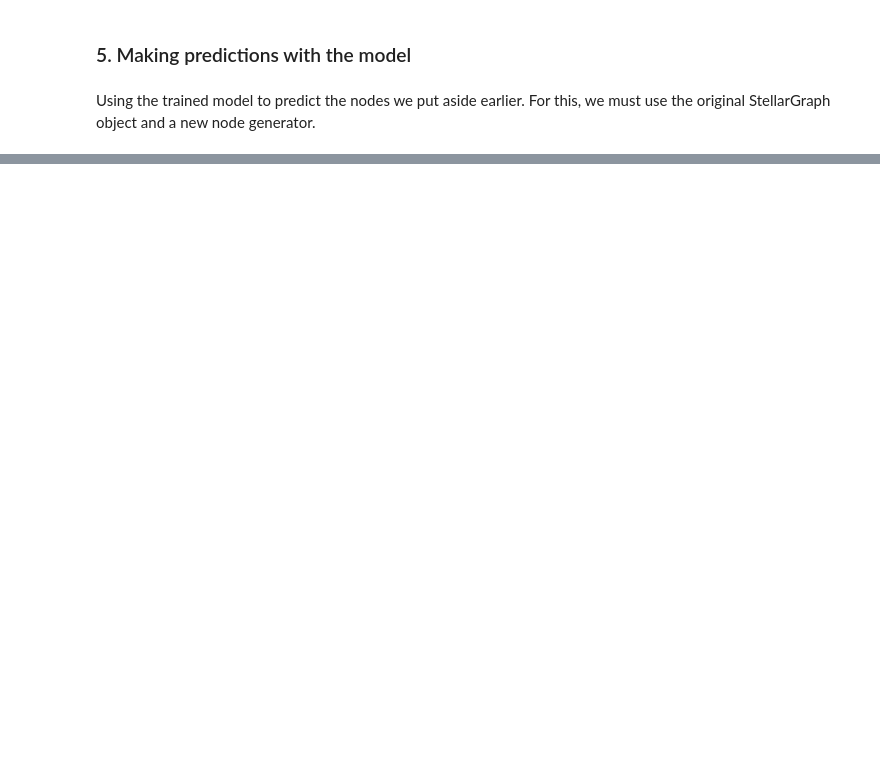
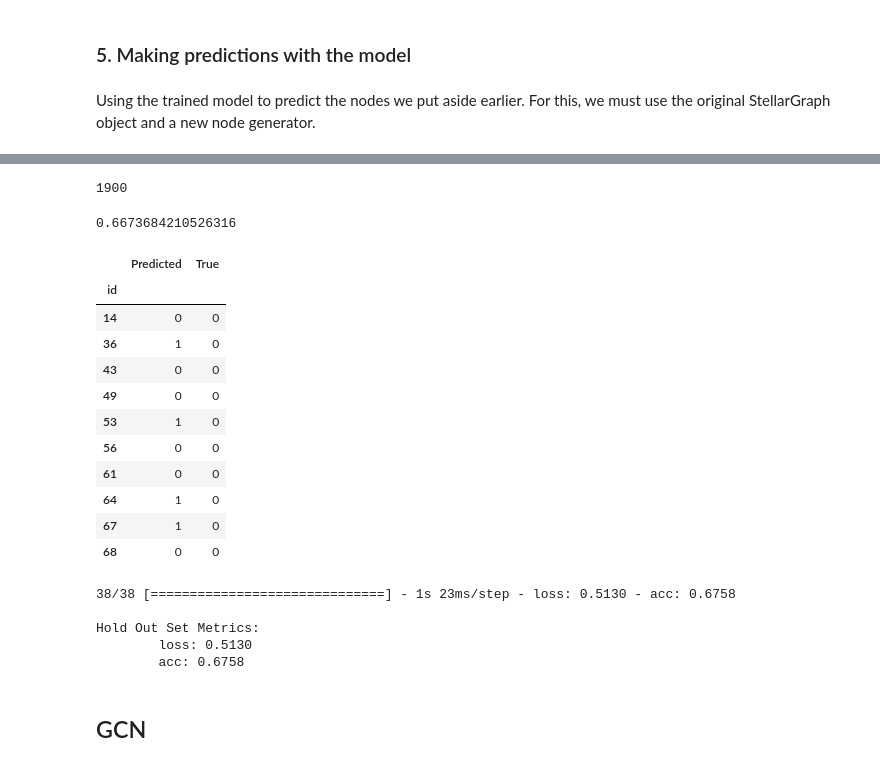
Before and after one commit to SiimSuitslepp/Twitch_social_network, a Jupyter notebook: Twitch_socail_network.ipynb, the cells around one changed output, grey strips where cells are left out. Saved outputs shown, nothing was run; the diff lists cells and outputs as text; code cells hidden in the pictures; blank space fills up the shorter version.

```diff
--- a/Twitch_socail_network.ipynb
+++ b/Twitch_socail_network.ipynb
@@ -563,0 +628,4 @@ Using the trained model to predict the nodes we put aside earlier. For this, we
+# %%
+# Predictions for all nodes in the hold out set
+hold_out_nodes = twitch_partner.index.difference(labels_sampled.index)
+labels_hold_out = twitch_partner[hold_out_nodes]
@@ -563,0 +636,58 @@ Using the trained model to predict the nodes we put aside earlier. For this, we
+# %%
+hold_out_gen = generator.flow(hold_out_nodes, labels_hold_out)
+# %%
+hold_out_predictions = model.predict(hold_out_gen)
+# %%
+len(hold_out_predictions)
+# %% [output]
+1900
+# %%
+# Convert sigmoid predictions to binary labels
+new_hold_out_predictions = []
+
+for i, predicted in enumerate(hold_out_predictions):
+    if predicted[0] > 0.5: # if probability is >0.5, then it belongs to class 1 (since binary classific.)
+        new_hold_out_predictions.append(1)
+    else:
+        new_hold_out_predictions.append(0)
+# %%
+# Calculate accuracy the "old way"
+
+correct_pred = 0
+for i, val in enumerate(new_hold_out_predictions):
+    if val == np.array(labels_hold_out)[i]:
+        correct_pred += 1
+
+correct_pred / len(new_hold_out_predictions)
+# %% [output]
+0.6673684210526316
+# %%
+results = pd.Series(new_hold_out_predictions, index=hold_out_nodes)
+df = pd.DataFrame({"Predicted": results, "True": labels_hold_out})
+df.head(10)
+# %% [output]
+|  | Predicted | True |
+| id |  |  |
+| 14 | 0 | 0 |
+| 36 | 1 | 0 |
+| 43 | 0 | 0 |
+| 49 | 0 | 0 |
+| 53 | 1 | 0 |
+| 56 | 0 | 0 |
+| 61 | 0 | 0 |
+| 64 | 1 | 0 |
+| 67 | 1 | 0 |
+| 68 | 0 | 0 |
+# %%
+hold_out_metrics = model.evaluate(hold_out_gen)
+print("\nHold Out Set Metrics:")
+for name, val in zip(model.metrics_names, hold_out_metrics):
+    print("\t{}: {:0.4f}".format(name, val))
+# %% [output]
+38/38 [==============================] - 1s 23ms/step - loss: 0.5130 - acc: 0.6758
+
+Hold Out Set Metrics:
+        loss: 0.5130
+        acc: 0.6758
+# %% [markdown]
+## GCN
```
Also changed, not shown: parts of 20 cells of this notebook.
